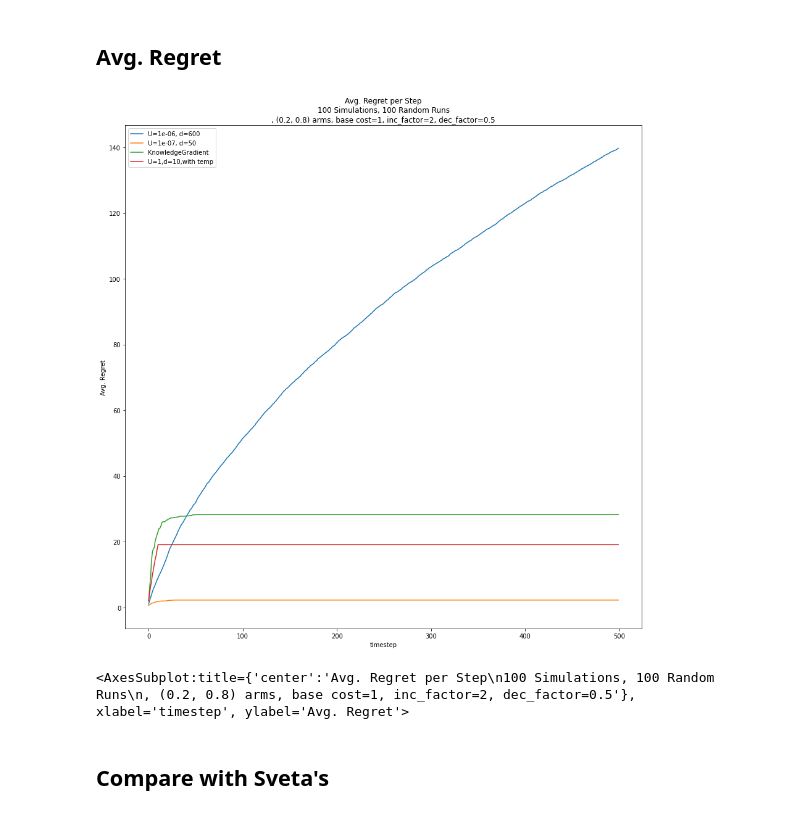
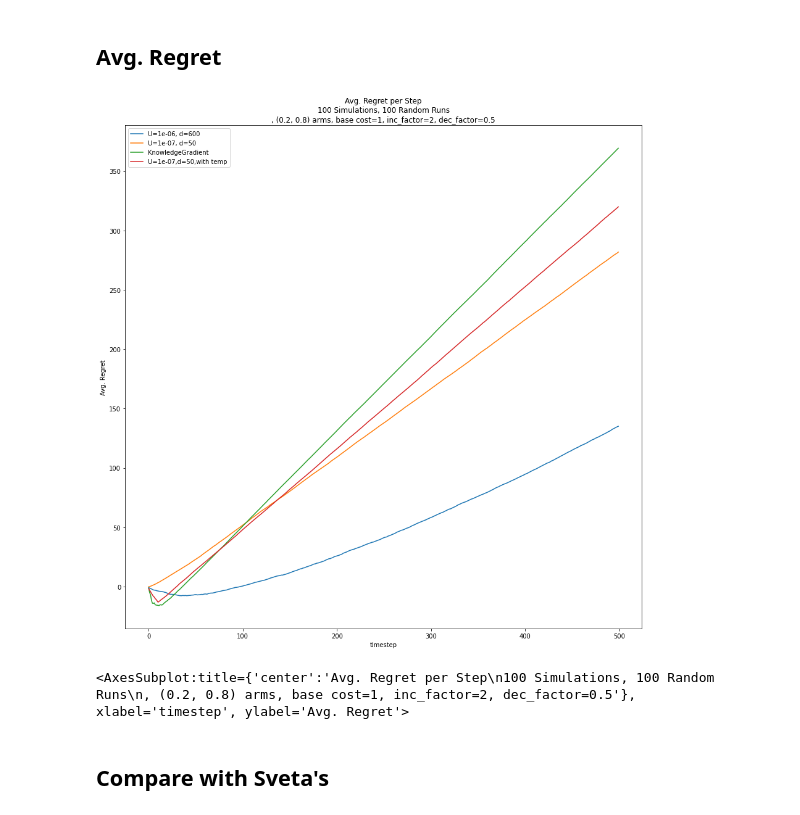
Before and after one commit to dvirla/ARLBayesMCTS, a Jupyter notebook: changing_query_analysis.ipynb, the cells around one changed output. Cells and saved outputs as stored; diff of their text form; code cells hidden in the pictures.

```diff
--- a/changing_query_analysis.ipynb
+++ b/changing_query_analysis.ipynb
@@ -25 +21,3 @@ df_4_with_temperature = pd.read_csv('./records_tests/with_temperature/test_recor
+# %%
+df_4_with_temperature = pd.read_csv('./records_tests/with_temperature/test_record_50_sim_1e-07_exp_100_runs_10_tree_002_from_horizon_06062022211914.csv')
 # %%
@@ -86,6 +78,6 @@ Name: query_cost, dtype: int64
 # %% [markdown]
 ## Checking KD query probability
 # %%
-df_3 = pd.read_csv('./svetas/kd_500_horizon_100_runs_svetas_settings.csv')
+df_3 = pd.read_csv('./svetas/kd_50_horizon_100_runs_svetas_settings.csv')
 df_3.query_cost.value_counts()
 # %% [output]
@@ -143,22 +147,22 @@ plt.show()
 # %% [markdown]
 ## Avg. Regret
 # %%
-df['actual_cost'] = df['query_cost']*df['query_ind']
-df_2['actual_cost'] = df_2['query_cost']*df_2['query_ind']
-df_3['actual_cost'] = df_3['query_cost']*df_3['query_ind']
-df_4_with_temperature['actual_cost'] = df_4_with_temperature['query_cost']*df_4_with_temperature['query_ind']
+df['actual_reward'] = df['reward'] - df['query_cost']*df['query_ind']
+df_2['actual_reward'] = df_2['reward'] - df_2['query_cost']*df_2['query_ind']
+df_3['actual_reward'] = df_3['reward'] - df_3['query_cost']*df_3['query_ind']
+df_4_with_temperature['actual_reward'] = df_4_with_temperature['reward'] - df_4_with_temperature['query_cost']*df_4_with_temperature['query_ind']
 # %%
 fig, ax = plt.subplots(1,1,figsize=(15,15))
-df.groupby(['timestep']).mean()['actual_cost'].expanding().sum().plot(ax=ax, title='Avg. Regret per Step\n100 Simulations, 100 Random Runs\n, (0.2, 0.8) arms, base cost=1, inc_factor=2, dec_factor=0.5', xlabel='Step', ylabel='Avg. Regret', label='U=1e-06, d=600')
-df_2.groupby(['timestep']).mean()['actual_cost'].expanding().sum().plot(ax=ax, label='U=1e-07, d=50')
-df_3.groupby(['timestep']).mean()['actual_cost'].expanding().sum().plot(ax=ax, label='KnowledgeGradient')
-df_4_with_temperature.groupby(['timestep']).mean()['actual_cost'].expanding().sum().plot(ax=ax, label='U=1,d=10,with temp')
+df.groupby(['timestep']).mean()['actual_reward'].expanding().sum().plot(ax=ax, title='Avg. Regret per Step\n100 Simulations, 100 Random Runs\n, (0.2, 0.8) arms, base cost=1, inc_factor=2, dec_factor=0.5', xlabel='Step', ylabel='Avg. Regret', label='U=1e-06, d=600')
+df_2.groupby(['timestep']).mean()['actual_reward'].expanding().sum().plot(ax=ax, label='U=1e-07, d=50')
+df_3.groupby(['timestep']).mean()['actual_reward'].expanding().sum().plot(ax=ax, label='KnowledgeGradient')
+df_4_with_temperature.groupby(['timestep']).mean()['actual_reward'].expanding().sum().plot(ax=ax, label='U=1e-07,d=50,with temp')
 
 ax.legend()
 plt.show()
 df_3.groupby(['timestep']).mean()['query_cost'].expanding().sum().plot(ax=ax, label='KnowledgeGradient')
 # %% [output]
-[figure, old version]
+[figure, new version]
 <AxesSubplot:title={'center':'Avg. Regret per Step\n100 Simulations, 100 Random Runs\n, (0.2, 0.8) arms, base cost=1, inc_factor=2, dec_factor=0.5'}, xlabel='timestep', ylabel='Avg. Regret'>
 # %% [markdown]
 ## Compare with Sveta's
```
Also changed, not shown: parts of 8 cells of this notebook, 6 other files.
